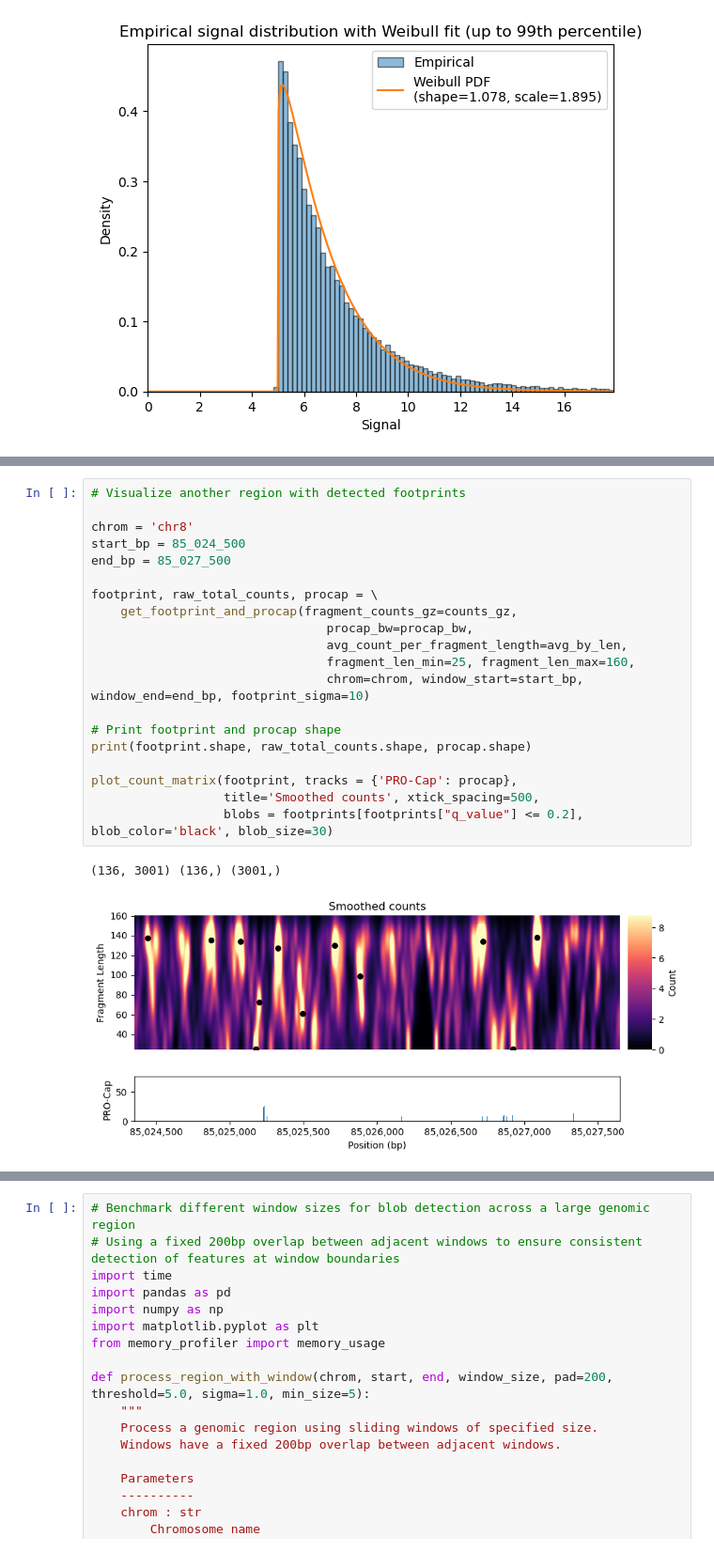
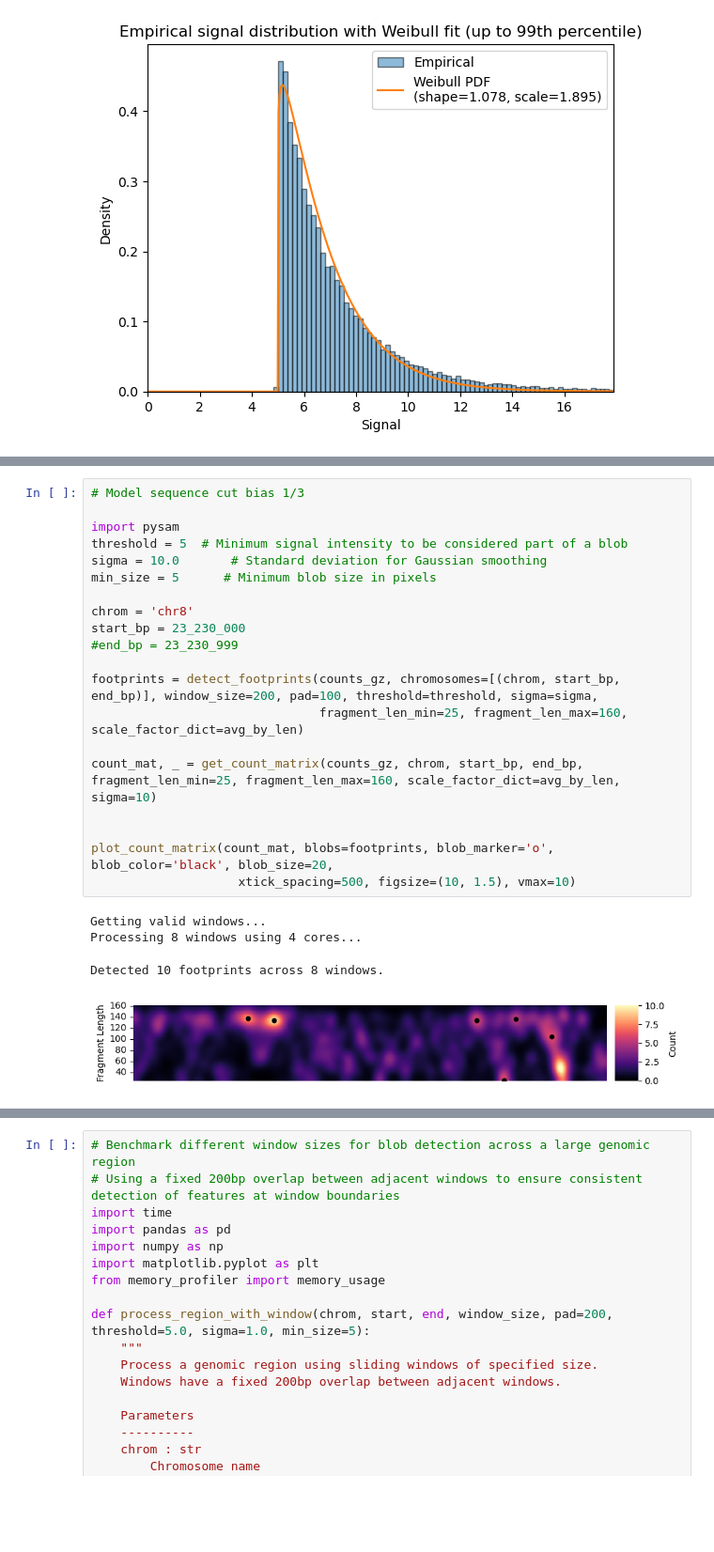
Before and after one commit to aryeelab/foci-3d, a Jupyter notebook: code/footprinting.ipynb, the cells around one changed output, grey strips where cells are left out. Shown at 94% size. Saved outputs shown, nothing was run; the diff lists cells and outputs as text; blank space fills up the shorter version.

Commit message:
Started adding code to assess sequence bias for cuts

```diff
--- a/code/footprinting.ipynb
+++ b/code/footprinting.ipynb
@@ -261,23 +281,25 @@ plot_count_matrix(footprint, named_positions=markers, tracks = {'PRO-Cap': proca
-# %%
-# Visualize another region with detected footprints
-
-chrom = 'chr8'
-start_bp = 85_024_500
-end_bp = 85_027_500
-
-footprint, raw_total_counts, procap = \
-    get_footprint_and_procap(fragment_counts_gz=counts_gz,
-                                procap_bw=procap_bw,
-                                avg_count_per_fragment_length=avg_by_len,
-                                fragment_len_min=25, fragment_len_max=160,
-                                chrom=chrom, window_start=start_bp, window_end=end_bp, footprint_sigma=10)
-
-# Print footprint and procap shape
-print(footprint.shape, raw_total_counts.shape, procap.shape)
-
-plot_count_matrix(footprint, tracks = {'PRO-Cap': procap},
-                  title='Smoothed counts', xtick_spacing=500,
-                  blobs = footprints[footprints["q_value"] <= 0.2], blob_color='black', blob_size=30)
-# %% [output]
-(136, 3001) (136,) (3001,)
-[figure, removed]
+# %%
+# Model sequence cut bias 1/3
+
+import pysam
+threshold = 5  # Minimum signal intensity to be considered part of a blob
+sigma = 10.0       # Standard deviation for Gaussian smoothing
+min_size = 5      # Minimum blob size in pixels
+
+chrom = 'chr8'
+start_bp = 23_230_000
+#end_bp = 23_230_999
+
+footprints = detect_footprints(counts_gz, chromosomes=[(chrom, start_bp, end_bp)], window_size=200, pad=100, threshold=threshold, sigma=sigma,
+                               fragment_len_min=25, fragment_len_max=160, scale_factor_dict=avg_by_len)
+
+count_mat, _ = get_count_matrix(counts_gz, chrom, start_bp, end_bp, fragment_len_min=25, fragment_len_max=160, scale_factor_dict=avg_by_len, sigma=10)
+
+
+plot_count_matrix(count_mat, blobs=footprints, blob_marker='o', blob_color='black', blob_size=20,
+                    xtick_spacing=500, figsize=(10, 1.5), vmax=10)
+# %% [output]
+Getting valid windows...
+Processing 8 windows using 4 cores...
+Detected 10 footprints across 8 windows.
+[figure, added]
```
Also changed, not shown: parts of 13 cells of this notebook, 1 other file.
